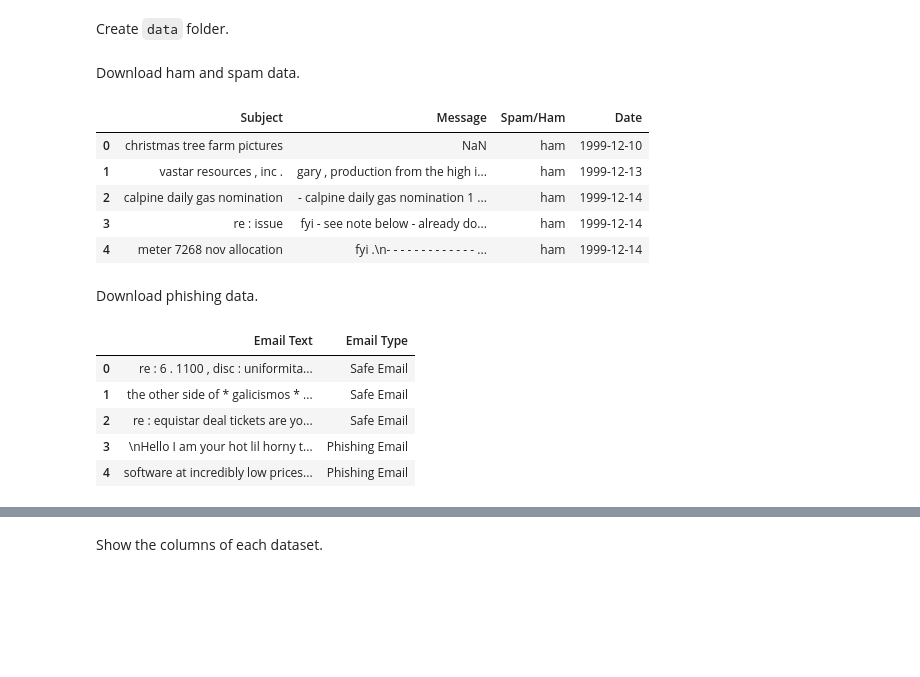
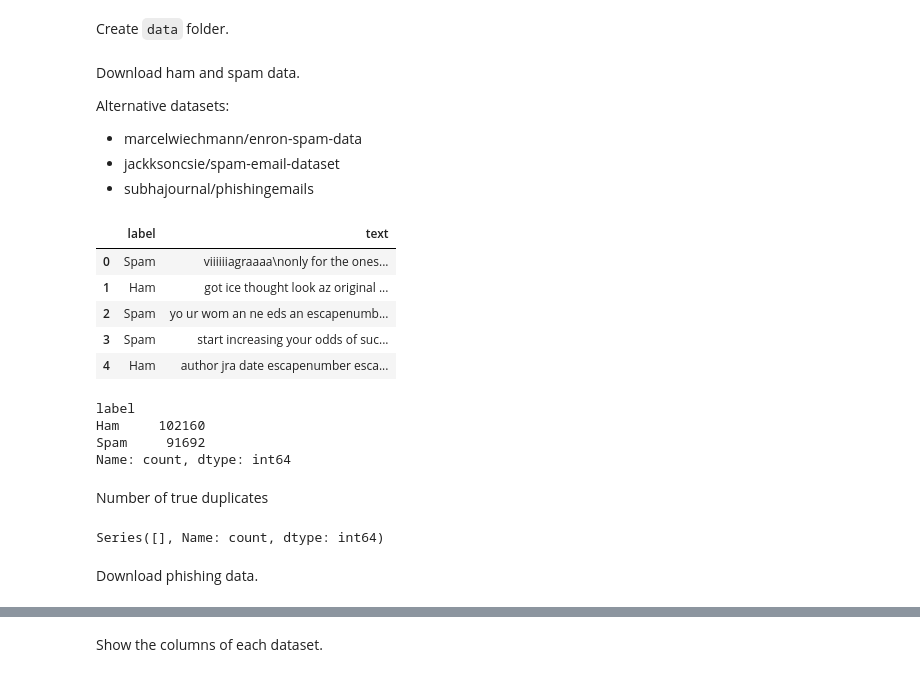
Before and after one commit to Prokope45/PsyberWatch, a Jupyter notebook: 1. Data Collection.ipynb, the cells around one changed output, grey strips where cells are left out. Saved outputs shown, nothing was run; the diff lists cells and outputs as text; code cells hidden in the pictures; blank space fills up the shorter version.

```diff
--- a/1. Data Collection.ipynb
+++ b/1. Data Collection.ipynb
@@ -18,43 +18,41 @@ Create `data` folder.
 Path("./data").mkdir(parents=True, exist_ok=True)
 # %% [markdown]
 Download ham and spam data.
+
+Alternative datasets:
+- marcelwiechmann/enron-spam-data
+- jackksoncsie/spam-email-dataset
+- subhajournal/phishingemails
 # %%
-# Get the path to the Phishing_Email.csv file using the current user's cache directory
-path = f"{os.path.expanduser('~')}/.cache/kagglehub/datasets/marcelwiechmann/enron-spam-data/versions/3"
+from_source = "meruvulikith/190k-spam-ham-email-dataset-for-classification"
+full_local_path = f"{os.path.expanduser('~')}/.cache/kagglehub/datasets/meruvulikith/190k-spam-ham-email-dataset-for-classification/versions/1/"
 
-if not Path(path).exists():
+if not Path(full_local_path).exists():
     # If the file doesn't exist, download it
-    path = kagglehub.dataset_download("marcelwiechmann/enron-spam-data")
+    full_local_path = kagglehub.dataset_download(from_source)
 
-hamSpam_df = pd.read_csv(f"{path}/enron_spam_data.csv")
-hamSpam_df.drop("Unnamed: 0", axis=1, inplace=True)
+hamSpam_df = pd.read_csv(f"{full_local_path}/spam_Emails_data.csv")
 hamSpam_df.to_csv("./data/1_hamSpam.csv", index=False)
 hamSpam_df.head(5)
 # %% [output]
-|  | Subject | Message | Spam/Ham | Date |
-| 0 | christmas tree farm pictures | NaN | ham | 1999-12-10 |
-| 1 | vastar resources , inc . | gary , production from the high i... | ham | 1999-12-13 |
-| 2 | calpine daily gas nomination | - calpine daily gas nomination 1 ... | ham | 1999-12-14 |
-| 3 | re : issue | fyi - see note below - already do... | ham | 1999-12-14 |
-| 4 | meter 7268 nov allocation | fyi .\n- - - - - - - - - - - - - ... | ham | 1999-12-14 |
+|  | label | text |
+| 0 | Spam | viiiiiiagraaaa\nonly for the ones... |
+| 1 | Ham | got ice thought look az original ... |
+| 2 | Spam | yo ur wom an ne eds an escapenumb... |
+| 3 | Spam | start increasing your odds of suc... |
+| 4 | Ham | author jra date escapenumber esca... |
+# %%
+hamSpam_df["label"].value_counts()
+# %% [output]
+label
+Ham     102160
+Spam     91692
+Name: count, dtype: int64
+# %% [markdown]
+Number of true duplicates
+# %%
+hamSpam_df[hamSpam_df.duplicated() == True]["label"].value_counts()
+# %% [output]
+Series([], Name: count, dtype: int64)
 # %% [markdown]
 Download phishing data.
-# %%
-# Get the path to the Phishing_Email.csv file using the current user's cache directory
-path = f"{os.path.expanduser('~')}/.cache/kagglehub/datasets/subhajournal/phishingemails/versions/1"
-
-if not Path(path).exists():
-    # If the file doesn't exist, download it
-    path = kagglehub.dataset_download("subhajournal/phishingemails")
-
-phish_df = pd.read_csv(f"{path}/Phishing_Email.csv")
-phish_df.drop("Unnamed: 0", axis=1, inplace=True)
-phish_df.to_csv("./data/1_phish.csv", index=False)
-phish_df.head(5)
-# %% [output]
-|  | Email Text | Email Type |
-| 0 | re : 6 . 1100 , disc : uniformita... | Safe Email |
-| 1 | the other side of * galicismos * ... | Safe Email |
-| 2 | re : equistar deal tickets are yo... | Safe Email |
-| 3 | \nHello I am your hot lil horny t... | Phishing Email |
-| 4 | software at incredibly low prices... | Phishing Email |
```
Also changed, not shown: parts of 4 cells of this notebook, 3 other files.
